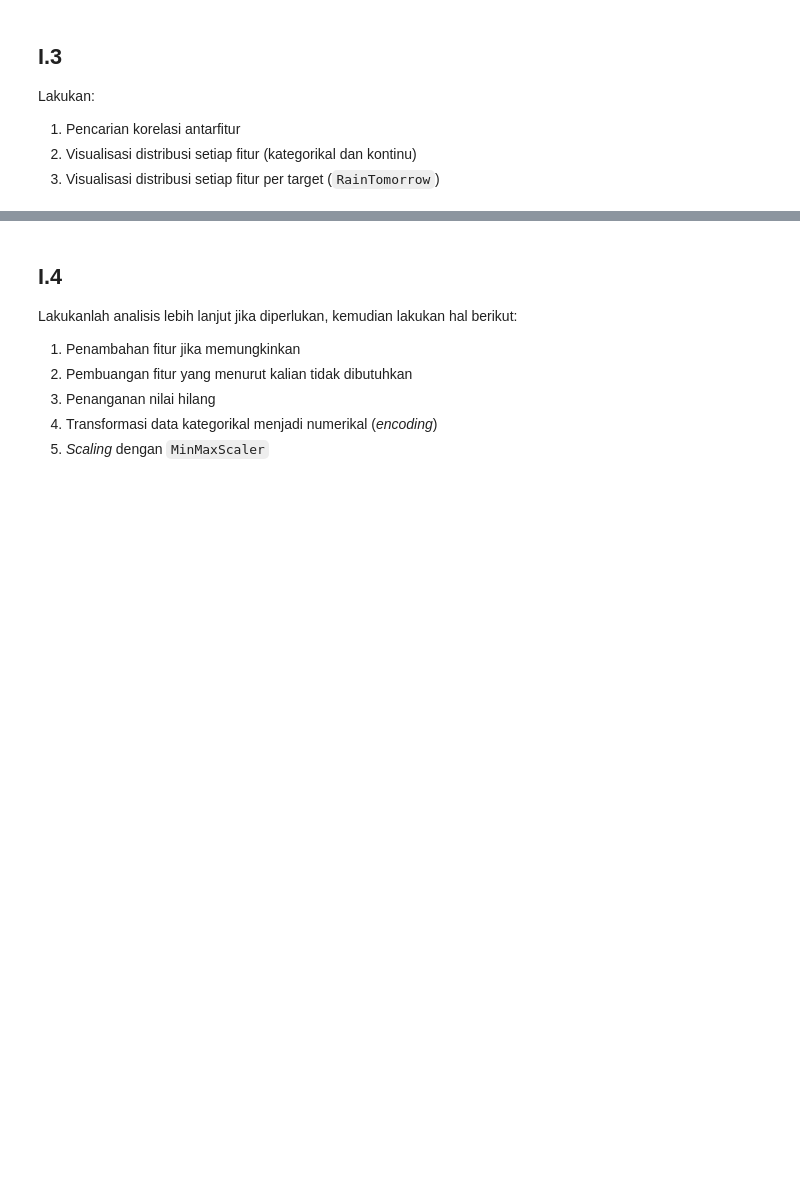
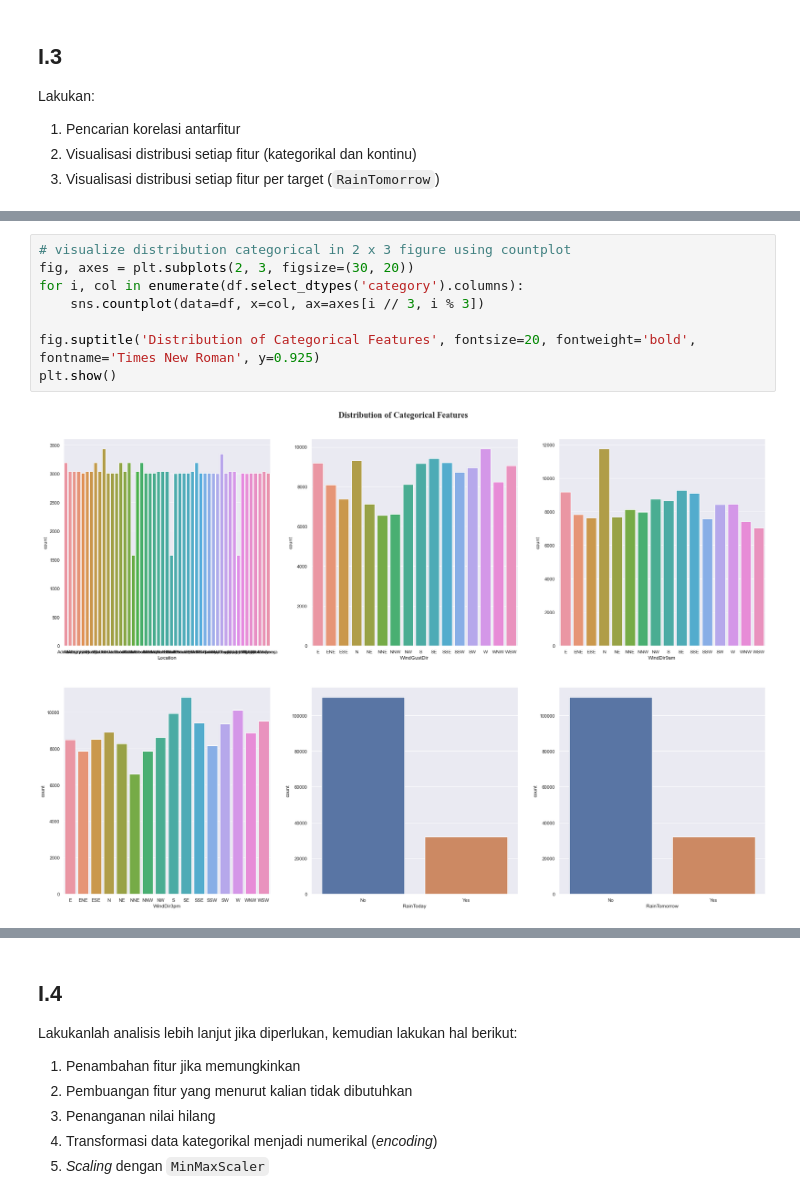
Before and after one commit to ubaidalih/sklearn-exploration, a Jupyter notebook: Tugas_Prapraktikum_IF3270.ipynb, the cells around one changed output, grey strips where cells are left out. Cells and saved outputs as stored; diff of their text form; blank space fills up the shorter version.

```diff
--- a/Tugas_Prapraktikum_IF3270.ipynb
+++ b/Tugas_Prapraktikum_IF3270.ipynb
@@ -221,0 +245,10 @@ Lakukan:
+# %%
+# visualize distribution categorical in 2 x 3 figure using countplot
+fig, axes = plt.subplots(2, 3, figsize=(30, 20))
+for i, col in enumerate(df.select_dtypes('category').columns):
+    sns.countplot(data=df, x=col, ax=axes[i // 3, i % 3])
+
+fig.suptitle('Distribution of Categorical Features', fontsize=20, fontweight='bold', fontname='Times New Roman', y=0.925)
+plt.show()
+# %% [output]
+[figure, added]
```
Also changed, not shown: parts of 9 cells of this notebook.
